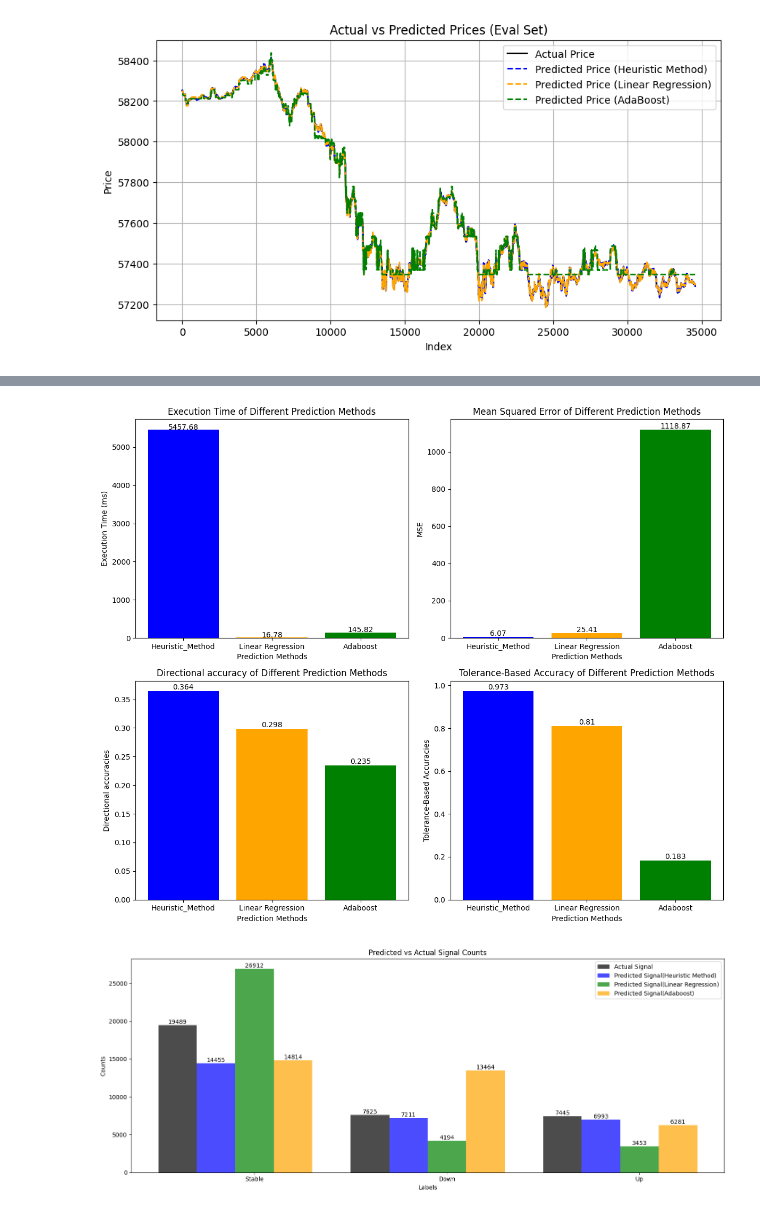
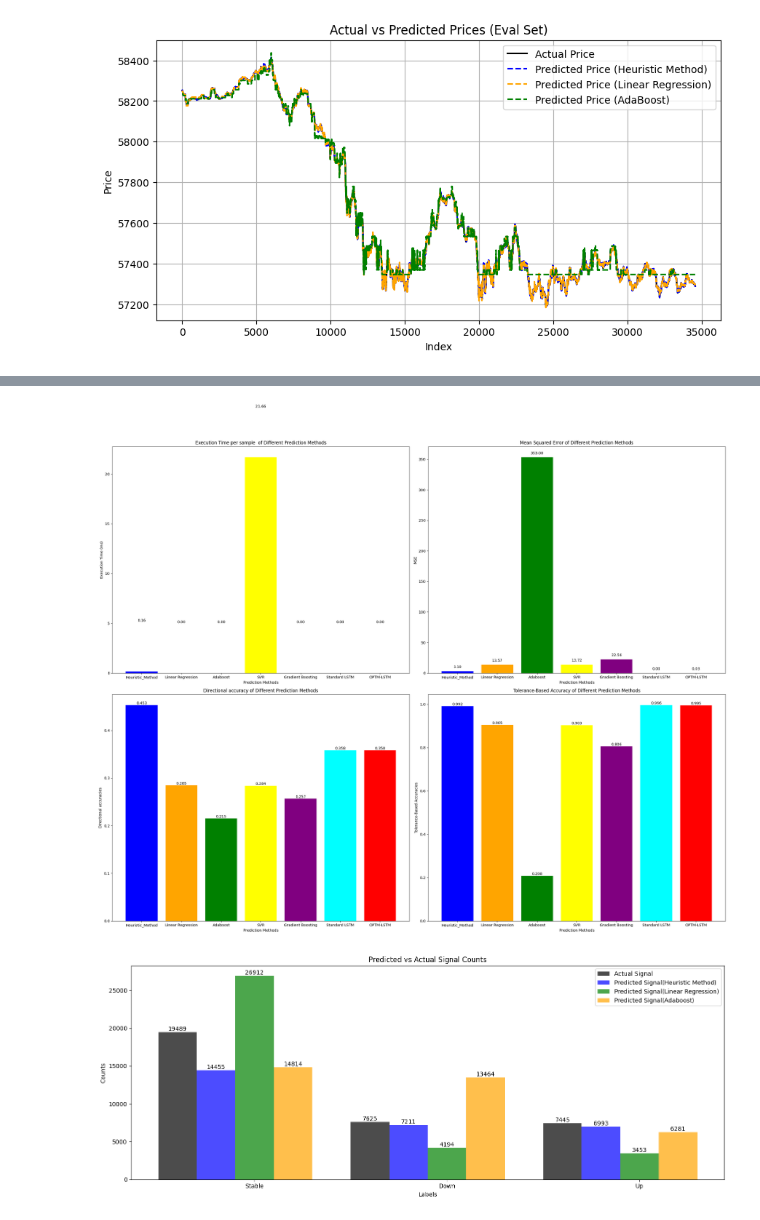
Before and after one commit to jyam12/FYP, a Jupyter notebook: Elevate_both_method.ipynb, the cells around one changed output, grey strips where cells are left out. Saved outputs shown, nothing was run; the diff lists cells and outputs as text; code cells hidden in the pictures.

```diff
--- a/Elevate_both_method.ipynb
+++ b/Elevate_both_method.ipynb
@@ -85,15 +500,15 @@ Evaluate_result=pd.concat([y_eval, Heuristic_Predict_data,linear_regression_Pred
 # %%
-# Evaluate performance (Mean Squared Error) based on mark price
-mse_heuristic = mean_squared_error(Evaluate_result["next_mark_price"], Evaluate_result["predicted_heuristic"])
-print(f"Heuristic Methods MSE (Eval Set): {mse_heuristic:.2f}")
+# # Evaluate performance (Mean Squared Error) based on mark price
+# mse_heuristic = mean_squared_error(Evaluate_result["next_mark_price"], Evaluate_result["predicted_heuristic"])
+# print(f"Heuristic Methods MSE (Eval Set): {mse_heuristic:.2f}")
 
-# Evaluate performance using MSE on evaluation set
-mse_lr = mean_squared_error(Evaluate_result['next_mark_price'], Evaluate_result['predicted_lr'])
-print(f"Linear Regression MSE (Eval Set): {mse_lr:.2f}")
+# # Evaluate performance using MSE on evaluation set
+# mse_lr = mean_squared_error(Evaluate_result['next_mark_price'], Evaluate_result['predicted_lr'])
+# print(f"Linear Regression MSE (Eval Set): {mse_lr:.2f}")
 
-# Evaluate performance using MSE on evaluation set
-mse_adaboost = mean_squared_error(Evaluate_result['next_mark_price'], Evaluate_result['predicted_adaboost'])
-print(f"AdaBoost MSE (Eval Set): {mse_adaboost:.2f}")
+# # Evaluate performance using MSE on evaluation set
+# mse_adaboost = mean_squared_error(Evaluate_result['next_mark_price'], Evaluate_result['predicted_adaboost'])
+# print(f"AdaBoost MSE (Eval Set): {mse_adaboost:.2f}")
 # %% [output]
 Heuristic Methods MSE (Eval Set): 6.07
 Linear Regression MSE (Eval Set): 25.41
@@ -164,2 +579,9 @@ plt.show()
 # %% [output]
 [figure]
+# %%
+# Define the methods and the performance metric
+methods = ['Heuristic_Method', 'Linear Regression', 'Adaboost', 'SVR','Gradient Boosting','Standard LSTM','OPTM-LSTM']
+execution_times = np.array([execution_time_heuristic, execution_time_lr, execution_time_adaboost,execution_time_SVR,execution_time_GB,execution_time_lstm,execution_time_optm])
+mses = np.array([mse_heuristic[0], mse_lr[0], mse_adaboost[0], mse_svr[0],mse_GB[0],mse_lstm,mse_optm])
+directional_accuracies = np.array([directional_accuracy_heuristic, directional_accuracy_lr[0], directional_accuracy_adaboost[0],directional_accuracy_svr[0],directional_accuracy_GB[0],directional_accuracy_lstm,directional_accuracy_optm])
+Tolerance_accuracies= np.array([tolerance_accuracy_heuristic, tolerance_accuracy_lr[0], tolerance_accuracy_adaboost[0],tolerance_accuracy_svr[0],tolerance_accuracy_GB[0],tolerance_accuracy_lstm,tolerance_accuracy_optm])
@@ -166,21 +600,16 @@ plt.show()
 # %%
-# Define the methods and the performance metric
-methods = ['Heuristic_Method', 'Linear Regression', 'Adaboost']
-execution_times = [execution_time_heuristic, execution_time_lr, execution_time_adaboost]
-mses = [mse_heuristic, mse_lr, mse_adaboost]
-directional_accuracies = [directional_accuracy_heuristic, directional_accuracy_lr, directional_accuracy_adaboost]
-Tolerance_accuracies= [tolerance_accuracy_heuristic, tolerance_accuracy_lr, tolerance_accuracy_adaboost]
 
-plt.figure(figsize=(12, 10))
+
+plt.figure(figsize=(24, 20))
 
 # Create execution_times bar chart
 plt.subplot(2,2,1)
-plt.bar(methods, execution_times, color=['blue', 'orange', 'green'])
+plt.bar(methods, execution_times, color=['blue', 'orange', 'green','yellow','purple','cyan','red'])
 
 # Add labels and title
 plt.xlabel('Prediction Methods')
 plt.ylabel('Execution Time (ms)')
-plt.title('Execution Time of Different Prediction Methods')
+plt.title('Execution Time per sample  of Different Prediction Methods')
 
 # Display the value on top of the bars
 for i, time in enumerate(execution_times):
@@ -188,7 +617,7 @@ for i, time in enumerate(execution_times):
 
 # Create mses bar chart
 plt.subplot(2,2,2)
-plt.bar(methods, mses, color=['blue', 'orange', 'green'])
+plt.bar(methods, mses, color=['blue', 'orange', 'green','yellow','purple','cyan','red'])
 
 # Add labels and title
 plt.xlabel('Prediction Methods')
@@ -201,7 +630,7 @@ for i, mse in enumerate(mses):
 
 # Create directional_accuracies bar chart
 plt.subplot(2,2,3)
-directional_accuracies_bars=plt.bar(methods, directional_accuracies, color=['blue', 'orange', 'green'])
+directional_accuracies_bars=plt.bar(methods, directional_accuracies, color=['blue', 'orange', 'green','yellow','purple','cyan','red'])
 
 # Add labels and title
 plt.xlabel('Prediction Methods')
@@ -209,35 +638,35 @@ plt.ylabel('Directional accuracies')
 plt.title('Directional accuracy of Different Prediction Methods')
 
 # Displaying the values on top of each bar
 for bar in directional_accuracies_bars:
     height = bar.get_height()
     # plt.text(bar.get_x() + bar.get_width() / 2, height, height, ha='center', va='bottom')
     # Poster
     height_formatted = "{:.3g}".format(height)
     plt.text(bar.get_x() + bar.get_width() / 2, height, height_formatted, ha='center', va='bottom')
 
 # Create directional_accuracies bar chart
 plt.subplot(2,2,4)
-Tolerance_accuracies_bars=plt.bar(methods, Tolerance_accuracies, color=['blue', 'orange', 'green'])
+Tolerance_accuracies_bars=plt.bar(methods, Tolerance_accuracies, color=['blue', 'orange', 'green','yellow','purple','cyan','red'])
 
 # Add labels and title
 plt.xlabel('Prediction Methods')
 plt.ylabel('Tolerance-Based Accuracies')
 plt.title('Tolerance-Based Accuracy of Different Prediction Methods')
 
 # Displaying the values on top of each bar
 for bar in Tolerance_accuracies_bars:
     height = bar.get_height()
     # plt.text(bar.get_x() + bar.get_width() / 2, height, height, ha='center', va='bottom')
     # Poster
     height_formatted = "{:.3g}".format(height)
     plt.text(bar.get_x() + bar.get_width() / 2, height, height_formatted, ha='center', va='bottom')
 
 # Show the charts
 plt.tight_layout()
 plt.show()
 # %% [output]
-[figure, old version]
+[figure, new version]
 # %%
 # Performances=pd.DataFrame({"1st_mark_price_mse_lr": mse_lr[0],
 #                                              "1st_mark_price_tolerance_accuracy_lr": tolerance_accuracy_lr[0],
```
Also changed, not shown: parts of 32 cells of this notebook, 34 other files.
